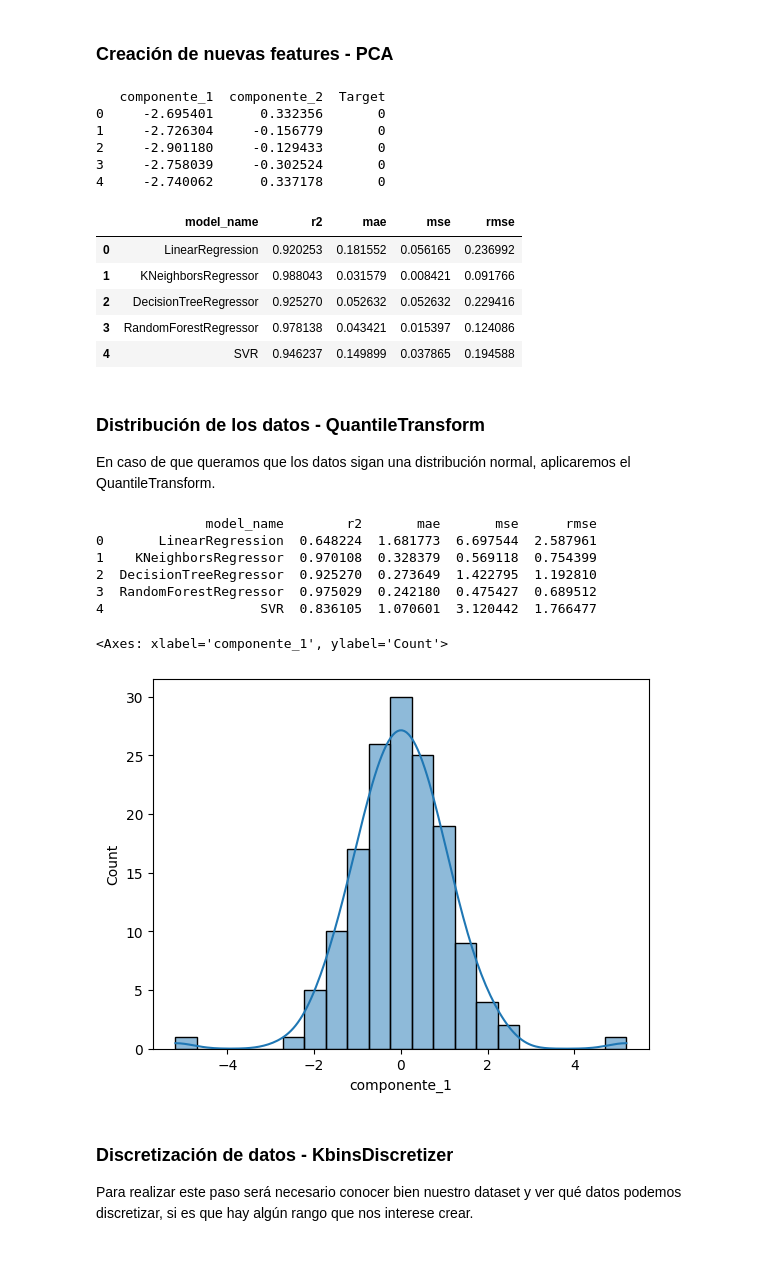
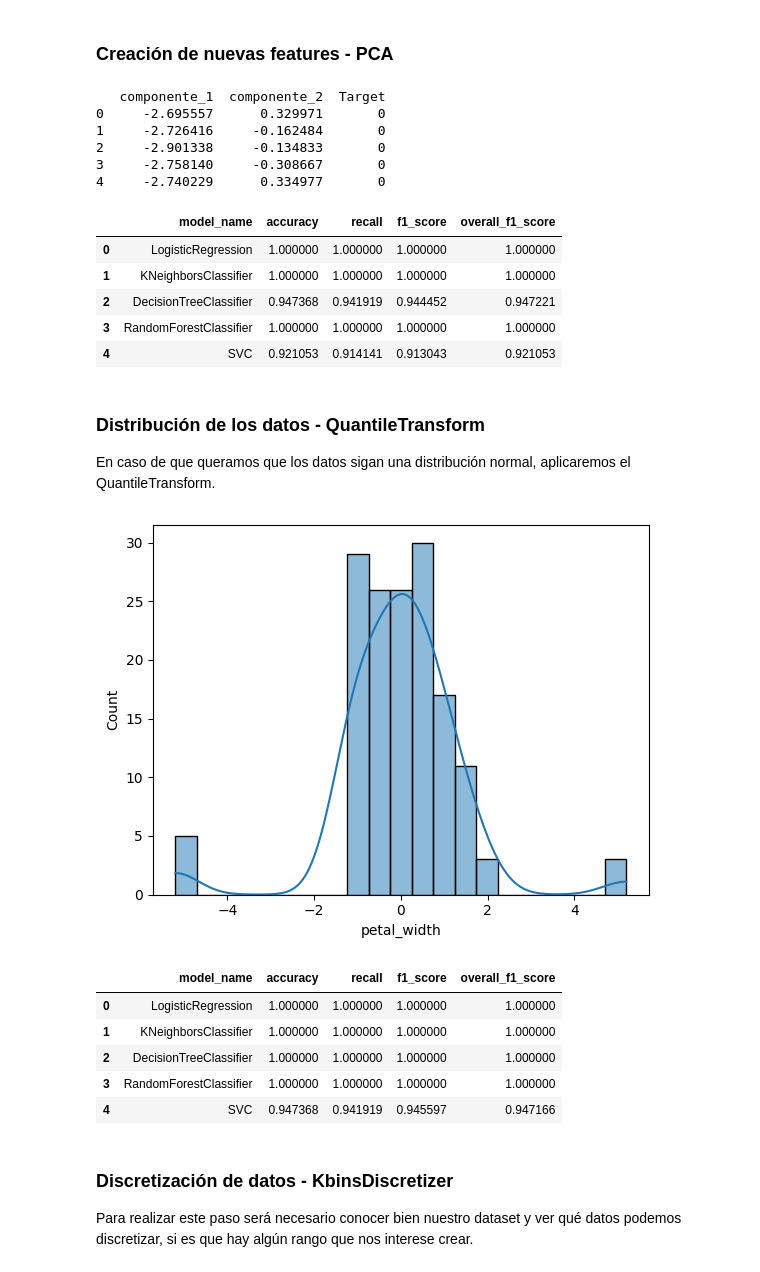
Before and after one commit to fjzamora93/Data-Analytics-with-python-2024, a Jupyter notebook: iris/template_clasification.ipynb, the cells around one changed output. Drawn from its saved outputs; the diff is of its cells as text; code cells hidden in the pictures.

```diff
--- a/iris/template_clasification.ipynb
+++ b/iris/template_clasification.ipynb
@@ -264,7 +231,7 @@ dtype: int64
 
 
 #TODO Elegir el tipo de IMPUTER que se va a utilizar
-df_imputed = df.copy()
+df_imputed = df_rename.copy()
 
 #imputer = SimpleImputer(strategy='median')
 #imputer = KNNImputer()
@@ -373,14 +340,12 @@ CONSIDERACIONES:
 2. El isolation Forest no se lleva bien con los categóricos. Asegúrate de quitarlos de este paso.
 3. El Isolation Forest no trabaja con NaN ni valores faltantes. Hay que manejarlos antes de ajustar el modelo.
 # %%
-
-from sklearn.ensemble import IsolationForest
 
 # Copia del DataFrame imputado
 df_3 = df_2.copy()
 
 # Eliminar columnas no relevantes para la detección de outliers
-df_3 = df_3.drop(columns=['species'])
+df_3 = df_3.drop(columns=['target'])
 
 # Configurar Isolation Forest
 iso = IsolationForest(contamination=0.01)  # Proporción de outliers esperados
@@ -403,11 +368,11 @@ print("Tamaño del df_3 sin outliers:", df_3.shape)
 
 
 
-X = df_3.drop(['species'], axis=1)
-y = labelEncoder.fit_transform(df_3['species'])
+X = df_3.drop(['target'], axis=1)
+y = labelEncoder.fit_transform(df_3['target'])
 
 #TODO: EN CASO DE EMPEORAR LAS MÉTRICAS DE EVALUACIÓN, MANTENER LOS OUTLIERS
-calc_predictions(X,y)
+calc_classification_predictions(X,y)
 # %% [output]
 Tamaño del df_2: (150, 6)
 Tamaño del df_3 sin outliers: (148, 5)
@@ -423,16 +388,17 @@ Utiliza MinMaxScaler si necesitas que todo esté entre 0-1 y no te importan los
 Utiliza StandarScaler si quieres desviación estándar de 1 y 0 de media, y SÍ te importan los Outliers.
 # %%
 #! PARA EVITAR CONFLICTO, ESTAMOS COPIANDO DESDE EL DF2, DONDE SE MANTIENEN LOS OUTLIERS
-X = df_2.drop(['species'], axis=1)
-y = labelEncoder.fit_transform(df_2['species'])
-
+X = df_2.drop(['target'], axis=1)
+y = labelEncoder.fit_transform(df_2['target'])
 
 scaler = StandardScaler()
 #scaler = MinMaxScaler()
-X_estandar = scaler.fit_transform(df_2.drop('species', axis=1))
+X_scaler = scaler.fit_transform(df_2.drop('target', axis=1))
 
-df_4 = pd.DataFrame(X_estandar, columns=df_2.drop('species', axis=1).columns)
-df_4 = pd.concat([df_4, df_2['species']], axis=1)
+#Simplemente para ver como se ha escalado el dataframe, no tiene un uso real
+df_4 = pd.DataFrame(X_scaler, columns=df_2.drop('target', axis=1).columns)
+df_4 = pd.concat([df_4, df_2['target']], axis=1)
 print(df_4.head())
-calc_predictions(X_estandar, y)
+
+calc_classification_predictions(X_scaler, y)
 # %% [output]
@@ -497,20 +463,20 @@ df_pca = pd.DataFrame(data=X_pca, columns=['componente_1', 'componente_2'])
 df_pca['Target'] = y
 print(df_pca.head())
 
-calc_predictions(X_pca,y)
+calc_classification_predictions(X_pca, y)
 # %% [output]
    componente_1  componente_2  Target
-0     -2.695401      0.332356       0
-1     -2.726304     -0.156779       0
-2     -2.901180     -0.129433       0
-3     -2.758039     -0.302524       0
-4     -2.740062      0.337178       0
+0     -2.695557      0.329971       0
+1     -2.726416     -0.162484       0
+2     -2.901338     -0.134833       0
+3     -2.758140     -0.308667       0
+4     -2.740229      0.334977       0
-|  | model_name | r2 | mae | mse | rmse |
-| 0 | LinearRegression | 0.920253 | 0.181552 | 0.056165 | 0.236992 |
-| 1 | KNeighborsRegressor | 0.988043 | 0.031579 | 0.008421 | 0.091766 |
-| 2 | DecisionTreeRegressor | 0.925270 | 0.052632 | 0.052632 | 0.229416 |
-| 3 | RandomForestRegressor | 0.978138 | 0.043421 | 0.015397 | 0.124086 |
-| 4 | SVR | 0.946237 | 0.149899 | 0.037865 | 0.194588 |
+|  | model_name | accuracy | recall | f1_score | overall_f1_score |
+| 0 | LogisticRegression | 1.000000 | 1.000000 | 1.000000 | 1.000000 |
+| 1 | KNeighborsClassifier | 1.000000 | 1.000000 | 1.000000 | 1.000000 |
+| 2 | DecisionTreeClassifier | 0.947368 | 0.941919 | 0.944452 | 0.947221 |
+| 3 | RandomForestClassifier | 1.000000 | 1.000000 | 1.000000 | 1.000000 |
+| 4 | SVC | 0.921053 | 0.914141 | 0.913043 | 0.921053 |
 # %% [markdown]
 ### Distribución de los datos - QuantileTransform
 
@@ -518,27 +484,27 @@ En caso de que queramos que los datos sigan una distribución normal, aplicaremo
 # %%
 
 transformer = QuantileTransformer(output_distribution='normal', n_quantiles=100, random_state=0)
 
 # Ajustar y transformar los datos
-df_transformed = transformer.fit_transform(df_pca)
+df_transformed = transformer.fit_transform(df_2)
 
 # Convertir de nuevo a DataFrame para facilitar la visualización
-df_transformed = pd.DataFrame(df_transformed, columns=df_pca.columns)
+df_transformed = pd.DataFrame(df_transformed, columns=df_2.columns)
 
-X= df_transformed.drop('Target', axis=1)
-y = df_transformed['Target']
+X_transformed = df_transformed.drop('target', axis=1)
+y = labelEncoder.fit_transform(df_transformed['target'])
 
-print(calc_predictions(X,y))
-sns.histplot(df_transformed['componente_1'], kde=True)
+sns.histplot(df_transformed['petal_width'], kde=True)
+plt.show()
+calc_classification_predictions(X_transformed,y)
 # %% [output]
-              model_name        r2       mae       mse      rmse
-0       LinearRegression  0.648224  1.681773  6.697544  2.587961
-1    KNeighborsRegressor  0.970108  0.328379  0.569118  0.754399
-2  DecisionTreeRegressor  0.925270  0.273649  1.422795  1.192810
-3  RandomForestRegressor  0.975029  0.242180  0.475427  0.689512
-4                    SVR  0.836105  1.070601  3.120442  1.766477
-<Axes: xlabel='componente_1', ylabel='Count'>
-[figure, old version]
+[figure, new version]
+|  | model_name | accuracy | recall | f1_score | overall_f1_score |
+| 0 | LogisticRegression | 1.000000 | 1.000000 | 1.000000 | 1.000000 |
+| 1 | KNeighborsClassifier | 1.000000 | 1.000000 | 1.000000 | 1.000000 |
+| 2 | DecisionTreeClassifier | 1.000000 | 1.000000 | 1.000000 | 1.000000 |
+| 3 | RandomForestClassifier | 1.000000 | 1.000000 | 1.000000 | 1.000000 |
+| 4 | SVC | 0.947368 | 0.941919 | 0.945597 | 0.947166 |
 # %% [markdown]
 ### Discretización de datos - KbinsDiscretizer
 
```
Also changed, not shown: parts of 31 cells of this notebook, 1 other file.
